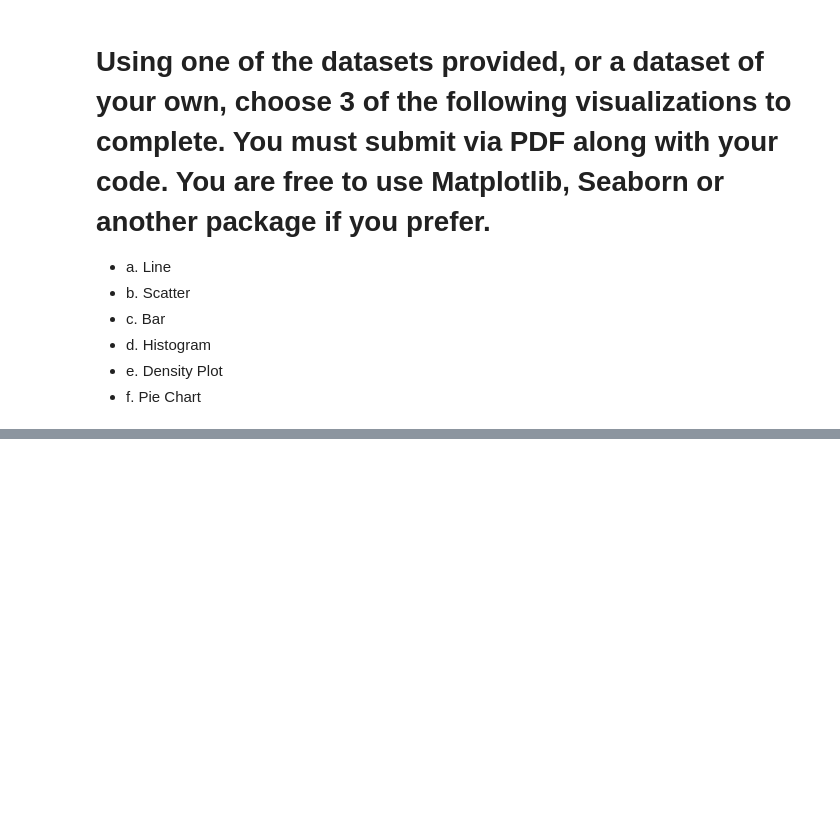
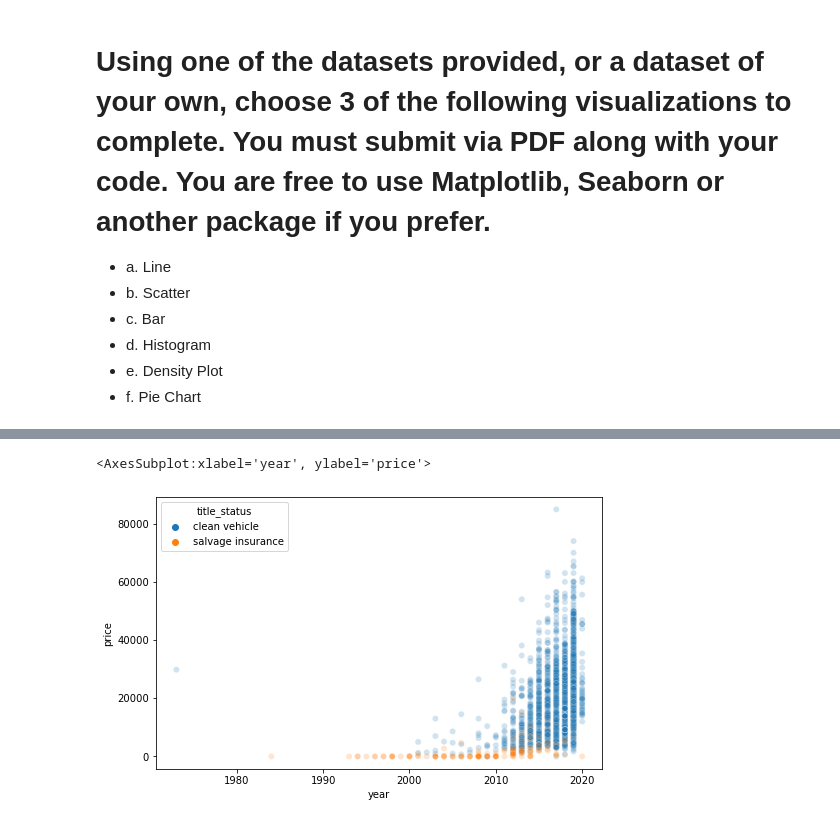
Before and after one commit to JoshuaShepard87/DSC540, a Jupyter notebook: week7/Joshua_Burden_Weeks7_and_8_Excercises.ipynb, the cells around one changed output, grey strips where cells are left out. Drawn from its saved outputs; the diff is of its cells as text; code cells hidden in the pictures; blank space fills up the shorter version.

```diff
--- a/week7/Joshua_Burden_Weeks7_and_8_Excercises.ipynb
+++ b/week7/Joshua_Burden_Weeks7_and_8_Excercises.ipynb
@@ -438,0 +449,7 @@ ImportError: cannot import name 'StreamListener' from 'tweepy.streaming' (/Users
+# %%
+# Scatter plot with year and price
+plt.figure(figsize=(8,5))
+sns.scatterplot(x='year',y='price',data=df,hue='title_status',alpha=0.2)
+# %% [output]
+<AxesSubplot:xlabel='year', ylabel='price'>
+[figure, added]
```
Also changed, not shown: parts of 21 cells of this notebook, 7 other files.
